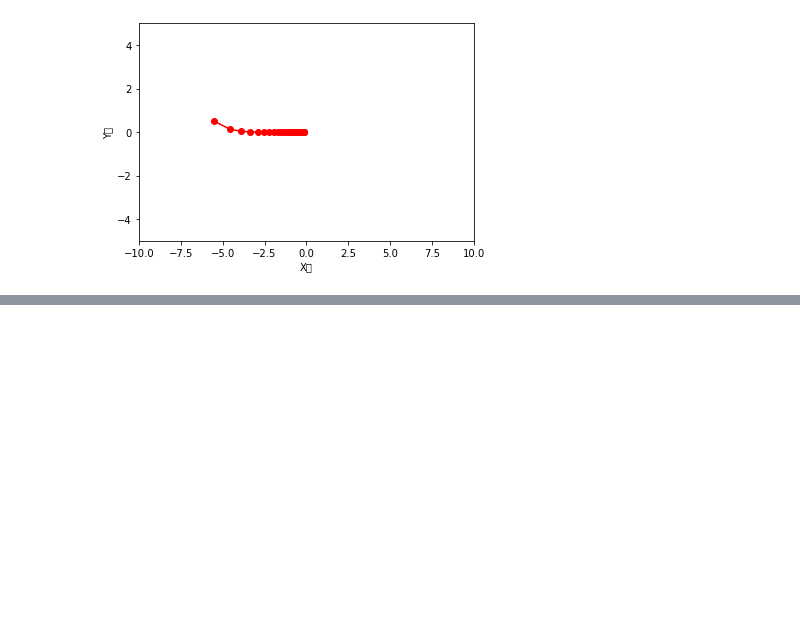
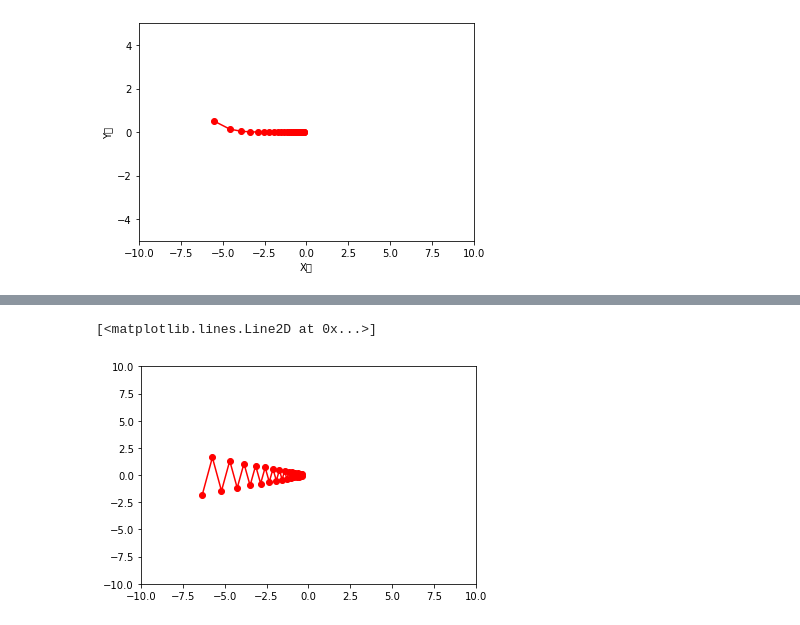
Before and after one commit to yxbxn/python, a Jupyter notebook: 다양한 매개변수 갱신방법.ipynb, the cells around one changed output, grey strips where cells are left out. Cells and saved outputs as stored; diff of their text form; code cells hidden in the pictures; blank space fills up the shorter version.

```diff
--- a/다양한 매개변수 갱신방법.ipynb
+++ b/다양한 매개변수 갱신방법.ipynb
@@ -195,0 +209,33 @@ plt.plot(x1_history,x2_history,"o-",color="red")
+# %%
+import numpy as np
+import matplotlib.pyplot as plt
+
+def f(x):
+    return x[0]**2 / 20.0 + x[1]**2
+
+x = np.array([-7.0,2.0])
+params = {} ; grads = {} # 매개변수, 기울기 딕셔너리
+
+x1_history = [] ; x2_history = [] # 매개변수 갱신과정 기록
+
+params["x1"] = x[0] ; params["x2"] = x[1]
+
+optimizer = SGD(lr=0.95)
+#optimizer = Momentum(lr=0.1)
+#optimizer = AdaGrad(lr=1.5)
+
+for i in range(30): # 매개변수 100회 갱신
+
+    grads['x1'] = numerical_gradient(f,np.array([params["x1"],params["x2"]]))[0]
+    grads['x2'] = numerical_gradient(f,np.array([params["x1"],params["x2"]]))[1]
+
+    optimizer.update(params,grads)
+
+    x1_history.append(params["x1"])
+    x2_history.append(params["x2"])
+
+plt.xlim(-10,10) ; plt.ylim(-10,10)
+plt.plot(x1_history,x2_history,"o-",color="red") # 매개변수갱신과정 시각화
+# %% [output]
+[<matplotlib.lines.Line2D at 0x...>]
+[figure, added]
```
Also changed, not shown: parts of 8 cells of this notebook.
